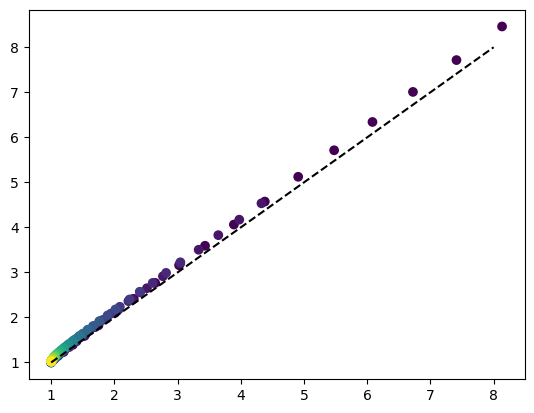
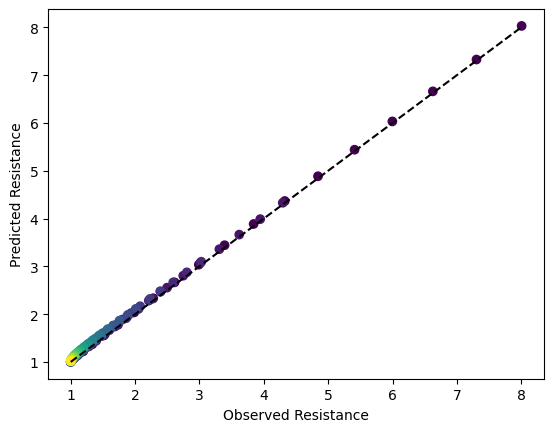
The change to this notebook cell's code, shown as a diff; its figure went from the first image to the second:
--- before
+++ after
@@ -11,13 +11,17 @@
 df.head(10)
 
-a = np.pi/2
+a = 1.48
 observed = df["resistance_mean"].values
 predicted = 1 + df["plug_aspect"].values / 2 * (df["plug_aspect"].values/df["stomatal_aspect"].values - 1) * a
 
 plt.scatter(observed, (predicted), c=df["stomatal_aspect"].values, cmap="viridis")
+plt.xlabel("Observed Resistance")
+plt.ylabel("Predicted Resistance")
 plt.plot([1, 8], [1, 8], "k--")
 plt.show()
 
-plt.scatter(observed, (predicted - observed) / observed, c=df["stomatal_aspect"].values, cmap="viridis")
+plt.scatter(observed, (predicted - observed) / observed, c=df["plug_aspect"].values, cmap="viridis")
+plt.xlabel("Observed Resistance")
+plt.ylabel("Relative Error")
 plt.plot([1, 8], [0, 0], "k--")
 plt.show()

Commit: ...